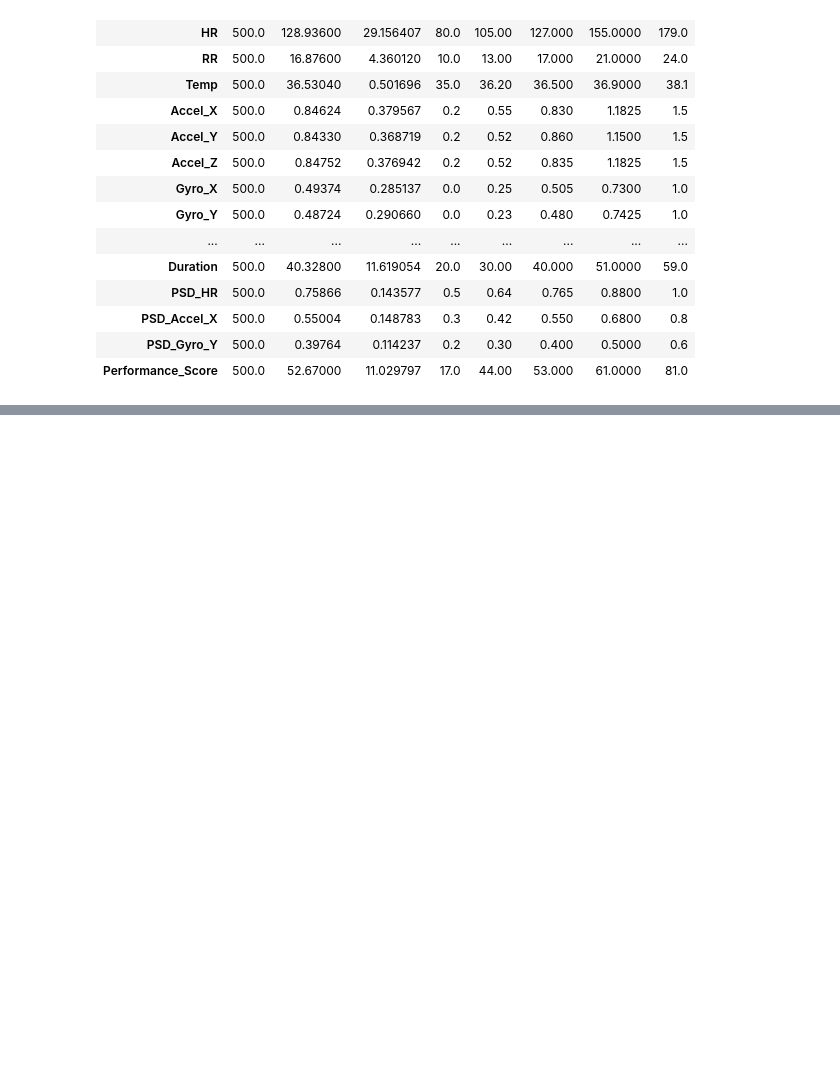
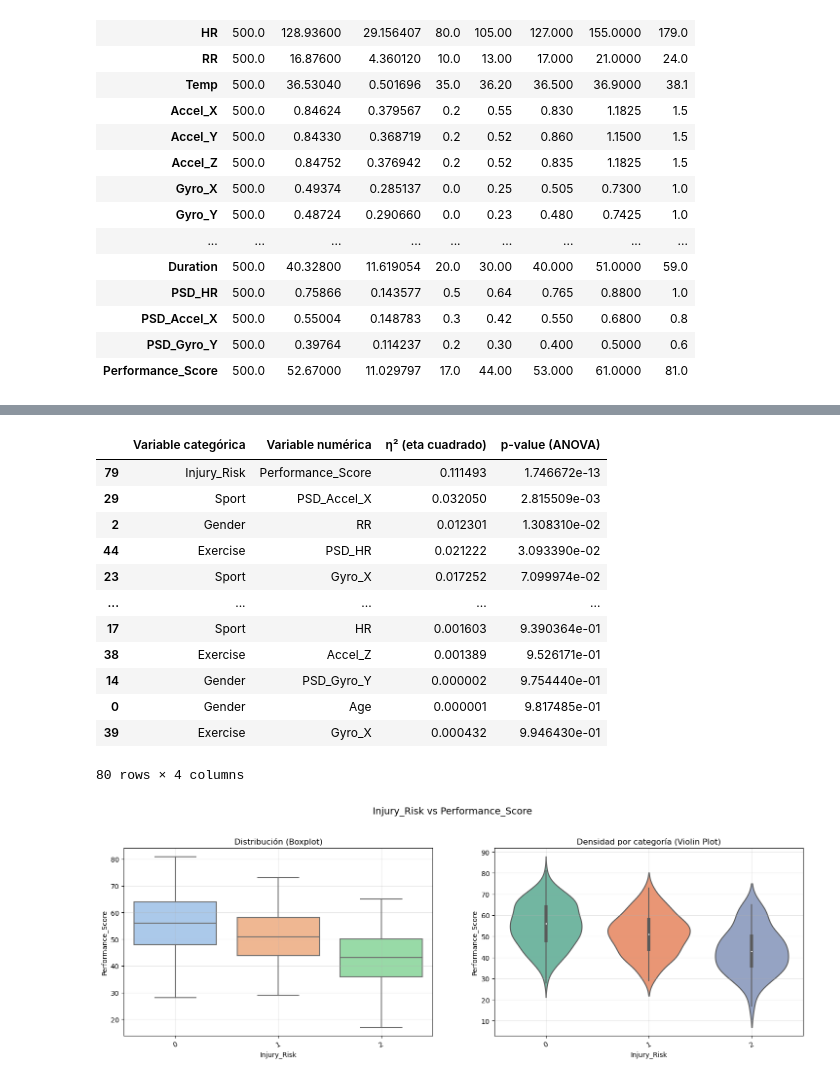
Before and after one commit to miguelnunez21/EDA-Proyectos-II, a Jupyter notebook: EDA_ProyectosII.ipynb, the cells around one changed output, grey strips where cells are left out. Saved outputs shown, nothing was run; the diff lists cells and outputs as text; code cells hidden in the pictures; blank space fills up the shorter version.

```diff
--- a/EDA_ProyectosII.ipynb
+++ b/EDA_ProyectosII.ipynb
@@ -447,0 +500,60 @@ pipe.mostrar_tablas_frecuencias (sptr)
+# %%
+
+from scipy.stats import f_oneway
+import numpy as np
+import pandas as pd
+
+def eta_squared_and_pvalue(df, categorical_cols):
+
+    numeric_cols = df.select_dtypes(include=["int64", "float64"]).columns
+    results = []
+
+    for cat_col in categorical_cols:
+        for num_col in numeric_cols:
+
+            groups = [df[num_col][df[cat_col] == level].dropna() for level in df[cat_col].dropna().unique()]
+            # ANOVA de un factor
+            F, p = f_oneway(*groups)
+
+
+            grand_mean = df[num_col].mean()
+            ss_between = sum(len(g) * (g.mean() - grand_mean)**2 for g in groups)
+            ss_total = sum((df[num_col] - grand_mean)**2)
+            eta_sq = ss_between / ss_total
+
+            results.append({"Variable categórica": cat_col, "Variable numérica": num_col,"η² (eta cuadrado)": eta_sq,"p-value (ANOVA)": p })
+
+    results_df = pd.DataFrame(results).sort_values(by="p-value (ANOVA)")
+    display(results_df)
+
+    return results_df
+
+cat_cols = ["Gender", "Sport", "Exercise", "Fatigue", "Injury_Risk"]
+
+tabla_eta = eta_squared_and_pvalue(sptr, cat_cols)
+
+
+#pipe.plot_string_vs_numerical(sptr, "Sport", "Performance_Score")
+#pipe.plot_string_vs_numerical(sptr, "Exercise", "Performance_Score")
+#pipe.plot_string_vs_numerical(sptr, "Sport", "Duration")
+#pipe.plot_string_vs_numerical(sptr, "Sport", "HR")
+#pipe.plot_string_vs_numerical(sptr, "Sport", "RR")
+#pipe.plot_string_vs_numerical(sptr, "Sport", "Age")
+#pipe.plot_nominal_vs_numerical(sptr, "Sport", "PSD_Accel_X")
+
+pipe.plot_nominal_vs_numerical(sptr, "Injury_Risk", "Performance_Score")
+# %% [output]
+|  | Variable categórica | Variable numérica | η² (eta cuadrado) | p-value (ANOVA) |
+| 79 | Injury_Risk | Performance_Score | 0.111493 | 1.746672e-13 |
+| 29 | Sport | PSD_Accel_X | 0.032050 | 2.815509e-03 |
+| 2 | Gender | RR | 0.012301 | 1.308310e-02 |
+| 44 | Exercise | PSD_HR | 0.021222 | 3.093390e-02 |
+| 23 | Sport | Gyro_X | 0.017252 | 7.099974e-02 |
+| ... | ... | ... | ... | ... |
+| 17 | Sport | HR | 0.001603 | 9.390364e-01 |
+| 38 | Exercise | Accel_Z | 0.001389 | 9.526171e-01 |
+| 14 | Gender | PSD_Gyro_Y | 0.000002 | 9.754440e-01 |
+| 0 | Gender | Age | 0.000001 | 9.817485e-01 |
+| 39 | Exercise | Gyro_X | 0.000432 | 9.946430e-01 |
+80 rows × 4 columns
+[figure, added]
```
Also changed, not shown: parts of 8 cells of this notebook, 2 other files.
